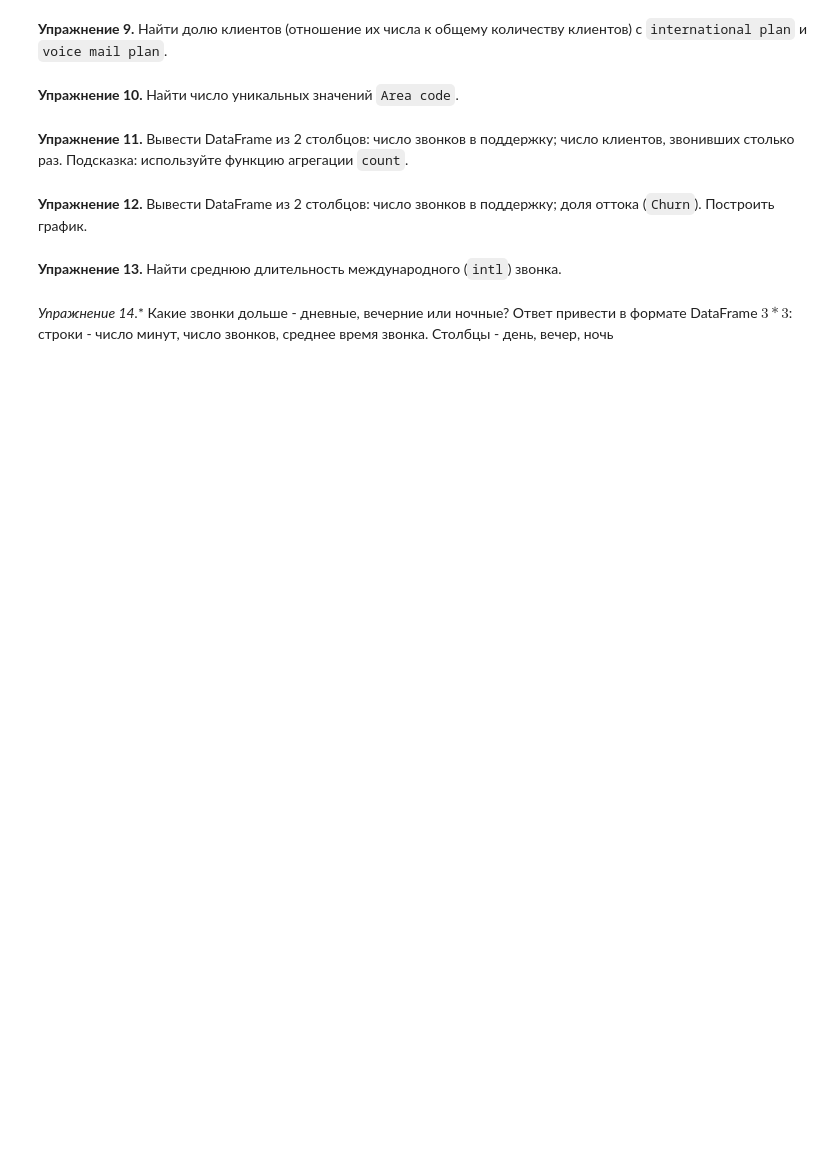
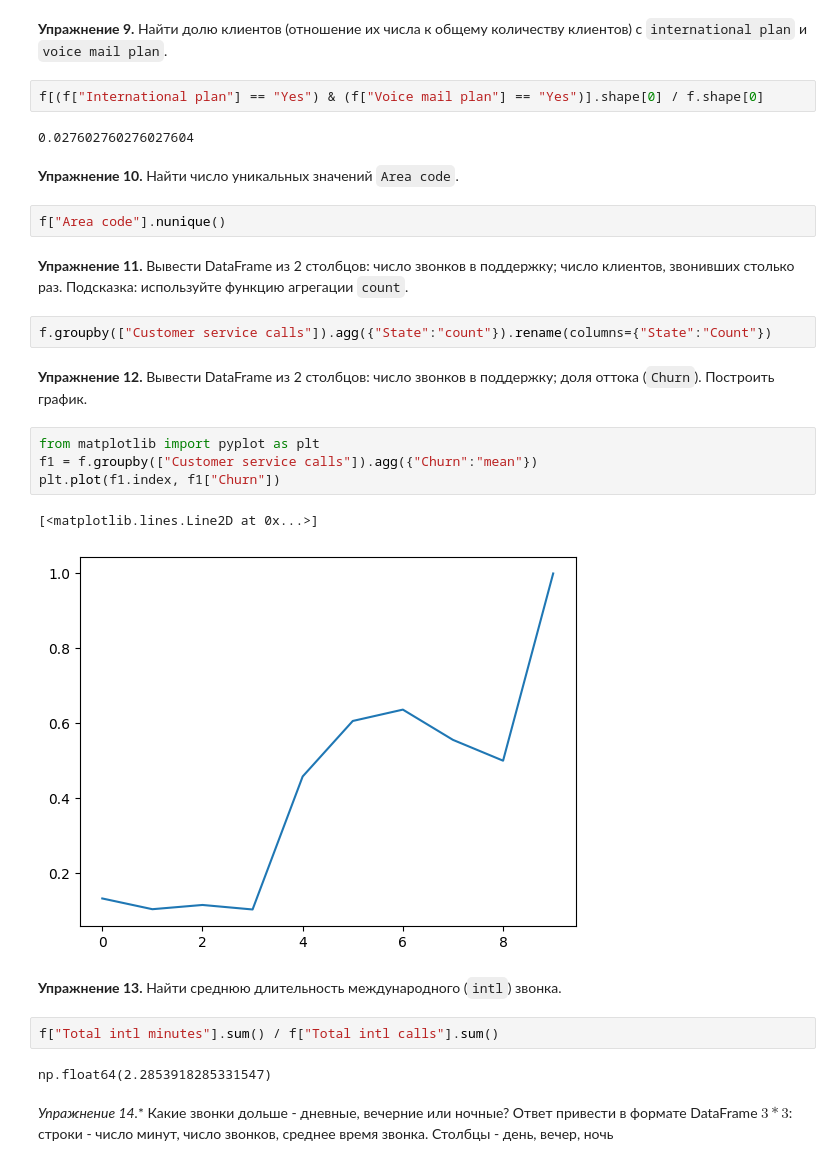
Before and after one commit to otter8sky/mipt_python_1_sem, a Jupyter notebook: 2024_lpr_lab08.ipynb, the cells around one changed output. Cells and saved outputs as stored; diff of their text form; blank space fills up the shorter version.

```diff
--- a/2024_lpr_lab08.ipynb
+++ b/2024_lpr_lab08.ipynb
@@ -1109,12 +1163,31 @@ new_dataframe[new_dataframe.Churn > m]
 # %% [markdown]
 **Упражнение 9.** Найти долю клиентов (отношение их числа к общему количеству клиентов) с `international plan` и `voice mail plan`.
+# %%
+f[(f["International plan"] == "Yes") & (f["Voice mail plan"] == "Yes")].shape[0] / f.shape[0]
+# %% [output]
+0.027602760276027604
 # %% [markdown]
 **Упражнение 10.** Найти число уникальных значений `Area code`.
+# %%
+f["Area code"].nunique()
 # %% [markdown]
 **Упражнение 11.** Вывести DataFrame из 2 столбцов: число звонков в поддержку; число клиентов, звонивших столько раз. Подсказка: используйте функцию агрегации `count`.
+# %%
+f.groupby(["Customer service calls"]).agg({"State":"count"}).rename(columns={"State":"Count"})
 # %% [markdown]
 **Упражнение 12.** Вывести DataFrame из 2 столбцов: число звонков в поддержку; доля оттока (`Churn`). Построить график.
+# %%
+from matplotlib import pyplot as plt
+f1 = f.groupby(["Customer service calls"]).agg({"Churn":"mean"})
+plt.plot(f1.index, f1["Churn"])
+# %% [output]
+[<matplotlib.lines.Line2D at 0x...>]
+[figure, added]
 # %% [markdown]
 **Упражнение 13.** Найти среднюю длительность международного (`intl`) звонка.
+# %%
+f["Total intl minutes"].sum() / f["Total intl calls"].sum()
+# %% [output]
+np.float64(2.2853918285331547)
 # %% [markdown]
 **Упражнение 14*.** Какие звонки дольше - дневные, вечерние или ночные? Ответ привести в формате DataFrame $3*3$: строки - число минут, число звонков, среднее время звонка. Столбцы - день, вечер, ночь
```
Also changed, not shown: parts of 28 cells of this notebook.
